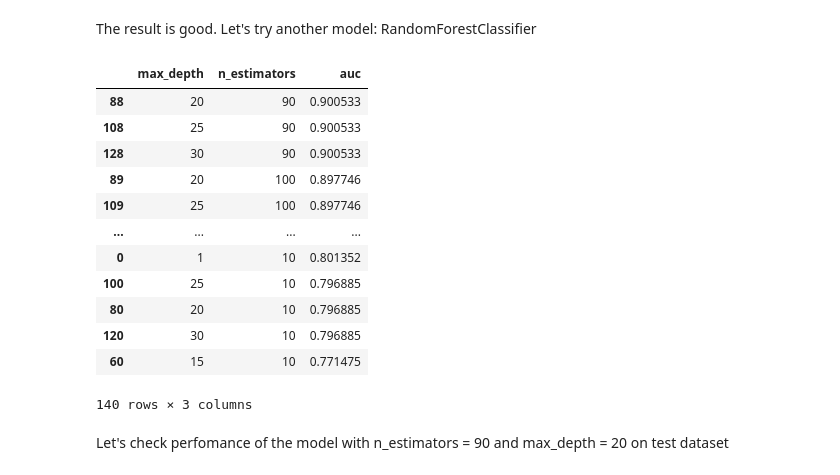
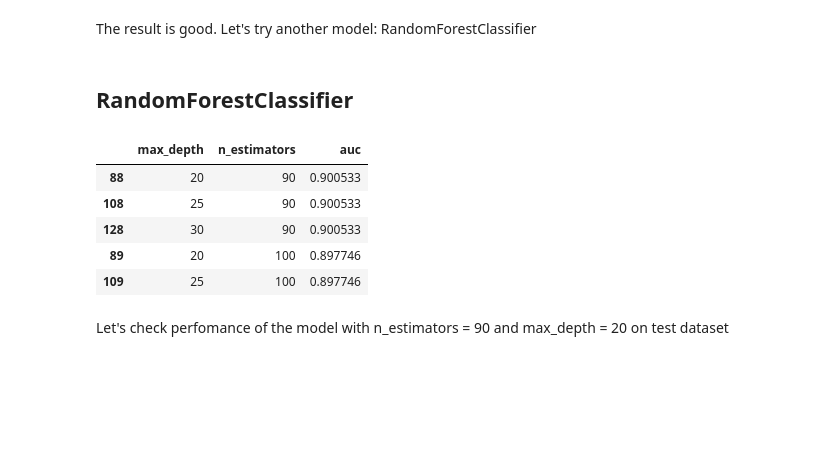
Before and after one commit to tanyashagova/attrition-data-investigation, a Jupyter notebook: notebook.ipynb, the cells around one changed output. Saved outputs shown, nothing was run; the diff lists cells and outputs as text; code cells hidden in the pictures; blank space fills up the shorter version.

```diff
--- a/notebook.ipynb
+++ b/notebook.ipynb
@@ -472,6 +476,8 @@ auc
 0.8263448969331322
 # %% [markdown]
 The result is good. Let's try another model: RandomForestClassifier
+# %% [markdown]
+## RandomForestClassifier
 # %%
 from sklearn.ensemble import RandomForestClassifier
 # %%
@@ -488,21 +494,14 @@ for max_depth in max_depths:
         scores.append((max_depth, n, auc))
 # %%
 df_rf_scores = pd.DataFrame(scores, columns=['max_depth', 'n_estimators', 'auc'])
-df_rf_scores.sort_values(by='auc', ascending=False)
+df_rf_scores.sort_values(by='auc', ascending=False).head()
 # %% [output]
 |  | max_depth | n_estimators | auc |
 | 88 | 20 | 90 | 0.900533 |
 | 108 | 25 | 90 | 0.900533 |
 | 128 | 30 | 90 | 0.900533 |
 | 89 | 20 | 100 | 0.897746 |
 | 109 | 25 | 100 | 0.897746 |
-| ... | ... | ... | ... |
-| 0 | 1 | 10 | 0.801352 |
-| 100 | 25 | 10 | 0.796885 |
-| 80 | 20 | 10 | 0.796885 |
-| 120 | 30 | 10 | 0.796885 |
-| 60 | 15 | 10 | 0.771475 |
-140 rows × 3 columns
 # %% [markdown]
 Let's check perfomance of the model with n_estimators = 90 and max_depth = 20 on test dataset
 # %%
```
Also changed, not shown: parts of 11 cells of this notebook.
